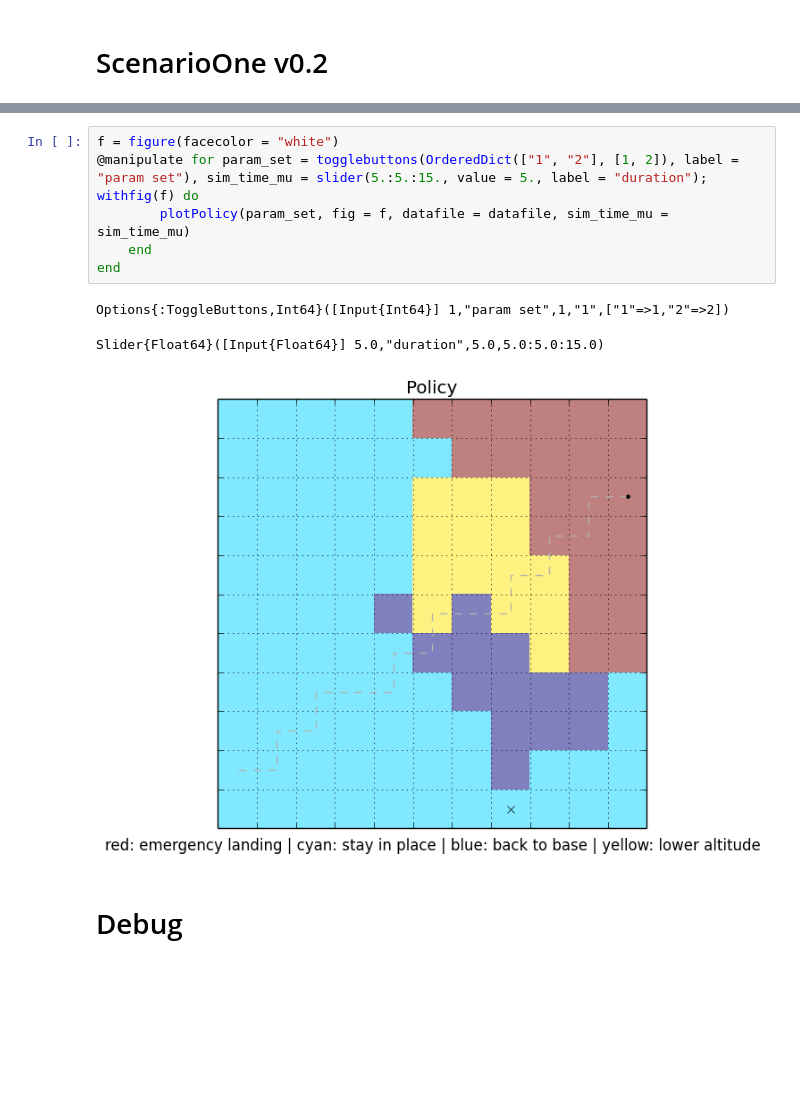
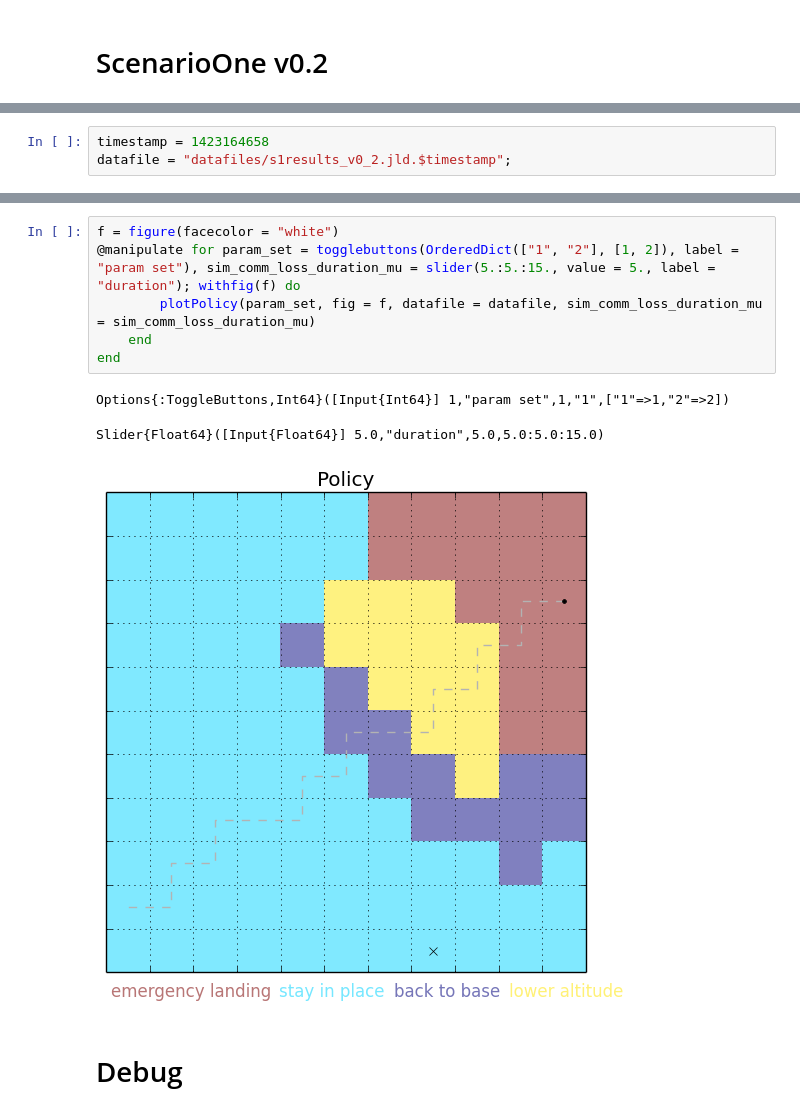
Before and after one commit to neosado/Firestorm, a Jupyter notebook: ScenarioOne.ipynb, the cells around one changed output, grey strips where cells are left out. Drawn from its saved outputs; the diff is of its cells as text; blank space fills up the shorter version.

```diff
--- a/ScenarioOne.ipynb
+++ b/ScenarioOne.ipynb
@@ -12,2 +92,5 @@ datafile = "s1results_v0_2.jld";
+# %%
+timestamp = 1423164658
+datafile = "datafiles/s1results_v0_2.jld.$timestamp";
 # %%
 f = figure(facecolor = "white")
@@ -23,13 +106,13 @@ Slider{Float64}([Input{Float64}] 5.0,"duration",5.0,5.0:5.0:15.0)
 # %%
 f = figure(facecolor = "white")
-@manipulate for param_set = togglebuttons(OrderedDict(["1", "2"], [1, 2]), label = "param set"), sim_time_mu = slider(5.:5.:15., value = 5., label = "duration"); withfig(f) do
-        plotPolicy(param_set, fig = f, datafile = datafile, sim_time_mu = sim_time_mu)
+@manipulate for param_set = togglebuttons(OrderedDict(["1", "2"], [1, 2]), label = "param set"), sim_comm_loss_duration_mu = slider(5.:5.:15., value = 5., label = "duration"); withfig(f) do
+        plotPolicy(param_set, fig = f, datafile = datafile, sim_comm_loss_duration_mu = sim_comm_loss_duration_mu)
     end
 end
 # %% [output]
 Options{:ToggleButtons,Int64}([Input{Int64}] 1,"param set",1,"1",["1"=>1,"2"=>2])
 Slider{Float64}([Input{Float64}] 5.0,"duration",5.0,5.0:5.0:15.0)
-[figure, old version]
+[figure, new version]
 # %% [markdown]
 # Debug
 # %%
```
Also changed, not shown: parts of 20 cells of this notebook.
